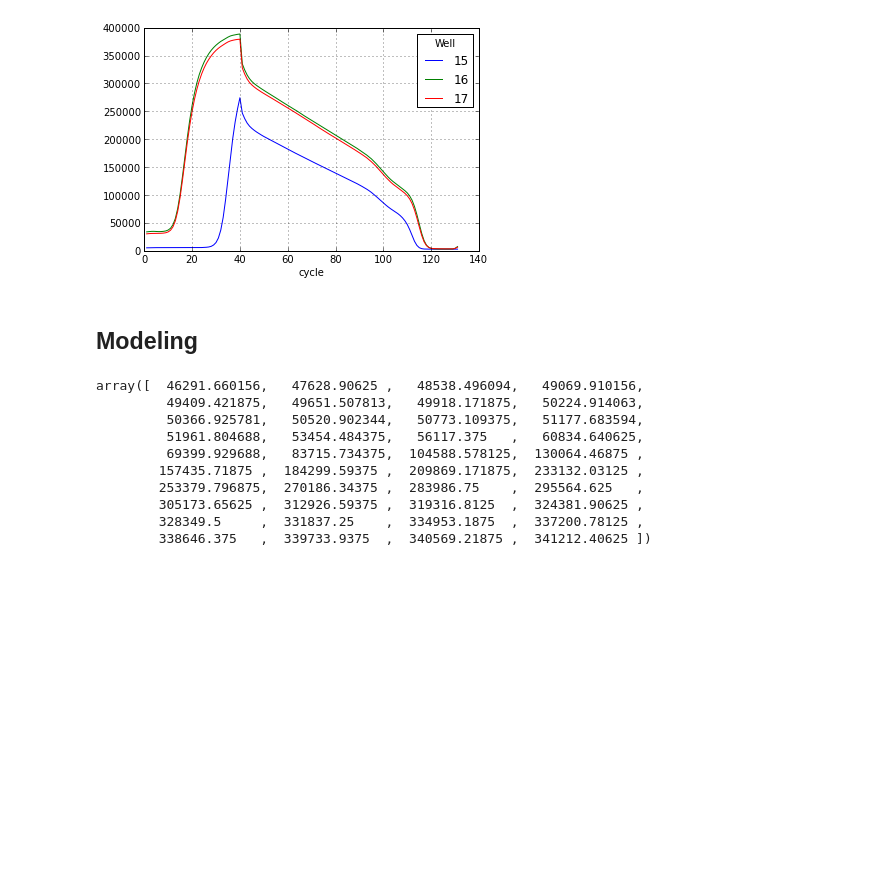
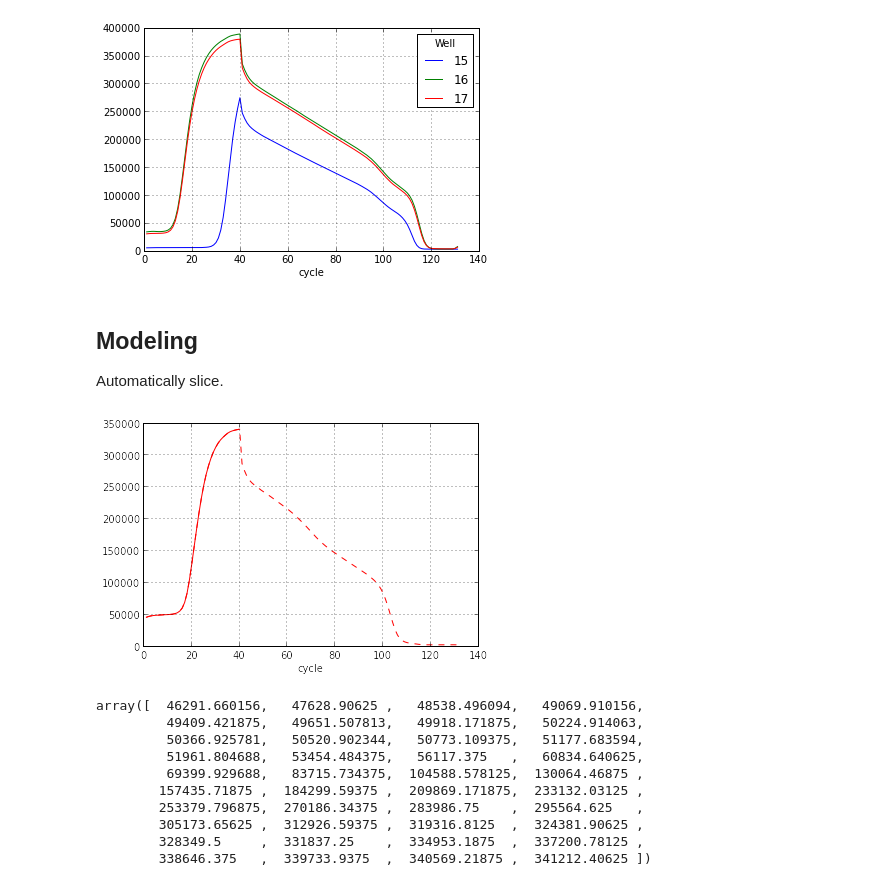
Before and after one commit to TruePCR/TruePCR, a Jupyter notebook: notebook/qPRC.ipynb, the cells around one changed output. Drawn from its saved outputs; the diff is of its cells as text; code cells hidden in the pictures; blank space fills up the shorter version.

```diff
--- a/notebook/qPRC.ipynb
+++ b/notebook/qPRC.ipynb
@@ -78,3 +78,4 @@ dna.xs('SYBR', level=1, axis=1).loc[:,15:17].plot()
 # %% [markdown]
 Modeling
 --------
+Automatically slice.
@@ -84,3 +82,14 @@ concentrations = dna.loc[:,(31, 'SYBR')][:40].values # TODO: automatically slice
+# %%
+#concentrations = dna.loc[:,(31, 'SYBR')][:40].values
+concentrations_raw = dna.loc[:,(31, 'SYBR')]
+concentrations_raw.plot(style='r--')
+conc_diff = concentrations_raw.diff()
+decrease_start_index = conc_diff[conc_diff<0].index[0]
+concentrations_series = concentrations_raw[: decrease_start_index - 1]
+concentrations_series.plot(style='r-')
+concentrations = concentrations_series.values
+# %% [output]
+[figure, added]
 # %%
 concentrations
 # %% [output]
```
Also changed, not shown: parts of 5 cells of this notebook.
